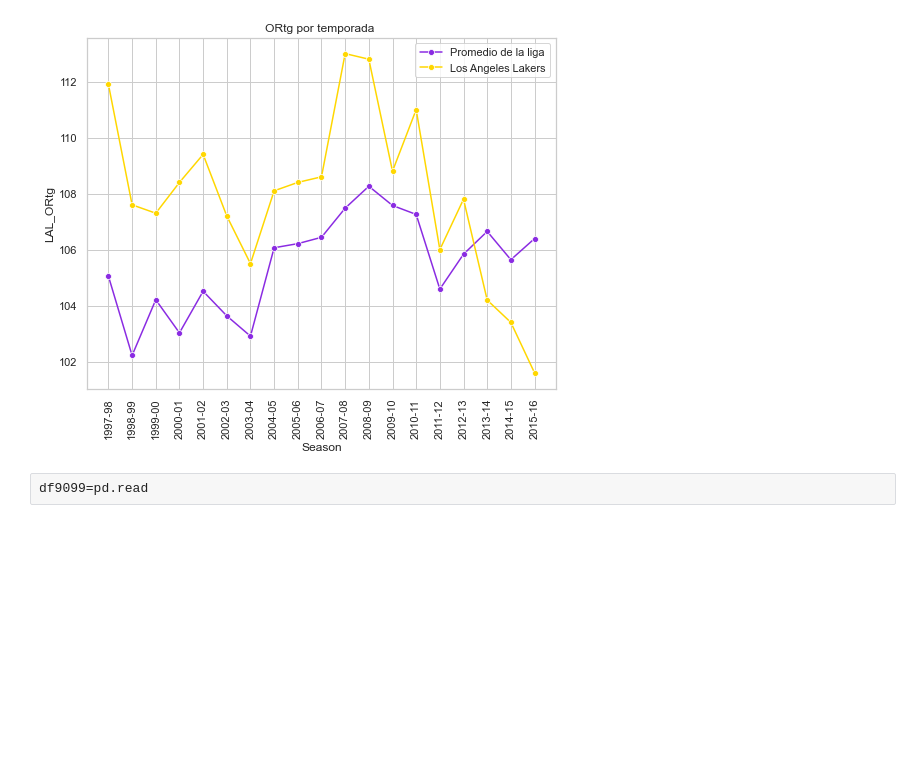
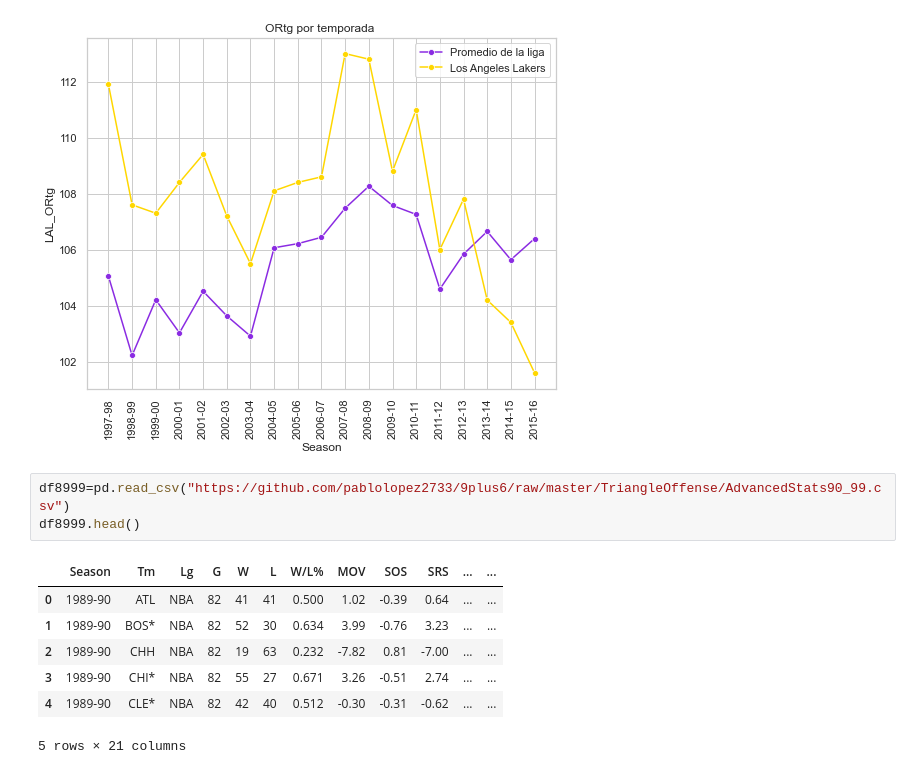
Before and after one commit to pablolopez2733/9plus6, a Jupyter notebook: TriangleOffense/OffensiveRatings.ipynb, the cells around one changed output. Drawn from its saved outputs; the diff is of its cells as text; blank space fills up the shorter version.

```diff
--- a/TriangleOffense/OffensiveRatings.ipynb
+++ b/TriangleOffense/OffensiveRatings.ipynb
@@ -107,5 +107,14 @@ ax.legend()
 # %% [output]
 <matplotlib.legend.Legend at 0x...>
 [figure]
-# %%
-df9099=pd.read
+# %%
+df8999=pd.read_csv("https://github.com/pablolopez2733/9plus6/raw/master/TriangleOffense/AdvancedStats90_99.csv")
+df8999.head()
+# %% [output]
+|  | Season | Tm | Lg | G | W | L | W/L% | MOV | SOS | SRS | ... | ... |
+| 0 | 1989-90 | ATL | NBA | 82 | 41 | 41 | 0.500 | 1.02 | -0.39 | 0.64 | ... | ... |
+| 1 | 1989-90 | BOS* | NBA | 82 | 52 | 30 | 0.634 | 3.99 | -0.76 | 3.23 | ... | ... |
+| 2 | 1989-90 | CHH | NBA | 82 | 19 | 63 | 0.232 | -7.82 | 0.81 | -7.00 | ... | ... |
+| 3 | 1989-90 | CHI* | NBA | 82 | 55 | 27 | 0.671 | 3.26 | -0.51 | 2.74 | ... | ... |
+| 4 | 1989-90 | CLE* | NBA | 82 | 42 | 40 | 0.512 | -0.30 | -0.31 | -0.62 | ... | ... |
+5 rows × 21 columns
```
Also changed, not shown: parts of 7 cells of this notebook.
